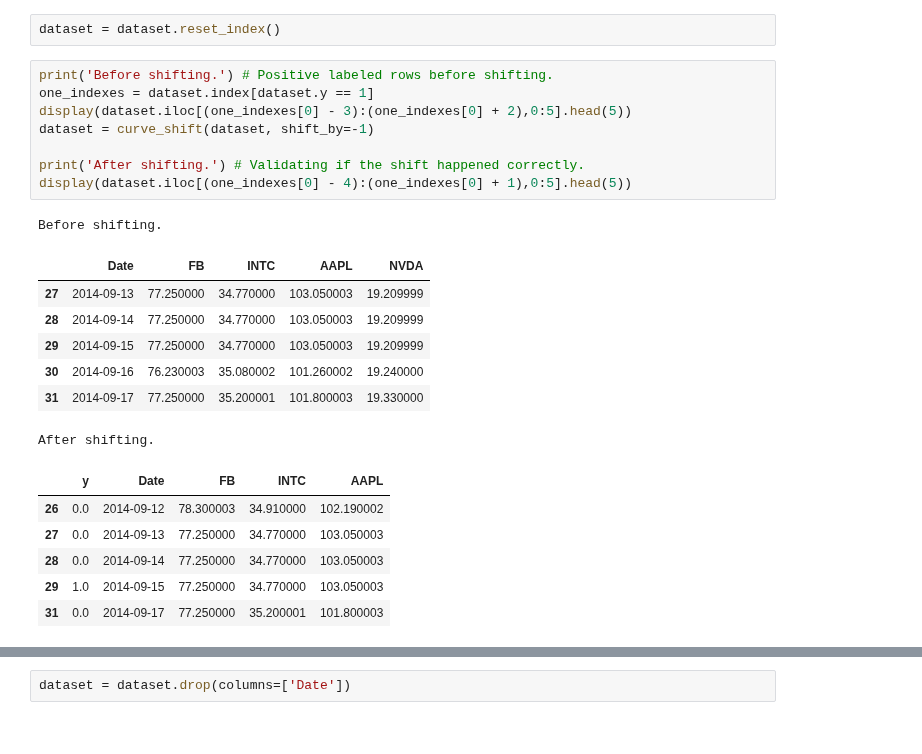
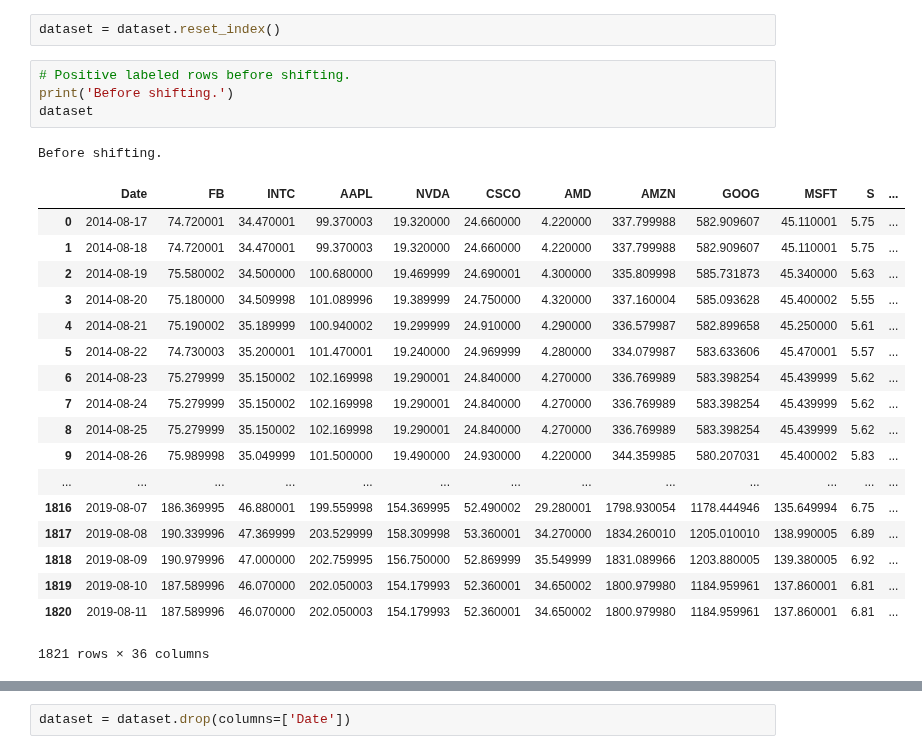
Before and after one commit to abstractguy/lstm_autoencoder_classifier, a Jupyter notebook: LSTM_autoencoder.ipynb, the cells around one changed output, grey strips where cells are left out. Drawn from its saved outputs; the diff is of its cells as text.

```diff
--- a/LSTM_autoencoder.ipynb
+++ b/LSTM_autoencoder.ipynb
@@ -285,25 +285,26 @@ Percentage of ones (keep less than 5%): 0.019845644983461964
 # %%
 dataset = dataset.reset_index()
-# %%
-print('Before shifting.') # Positive labeled rows before shifting.
-one_indexes = dataset.index[dataset.y == 1]
-display(dataset.iloc[(one_indexes[0] - 3):(one_indexes[0] + 2),0:5].head(5))
-dataset = curve_shift(dataset, shift_by=-1)
-
-print('After shifting.') # Validating if the shift happened correctly.
-display(dataset.iloc[(one_indexes[0] - 4):(one_indexes[0] + 1),0:5].head(5))
-# %% [output]
-Before shifting.
-|  | Date | FB | INTC | AAPL | NVDA |
-| 27 | 2014-09-13 | 77.250000 | 34.770000 | 103.050003 | 19.209999 |
-| 28 | 2014-09-14 | 77.250000 | 34.770000 | 103.050003 | 19.209999 |
-| 29 | 2014-09-15 | 77.250000 | 34.770000 | 103.050003 | 19.209999 |
-| 30 | 2014-09-16 | 76.230003 | 35.080002 | 101.260002 | 19.240000 |
-| 31 | 2014-09-17 | 77.250000 | 35.200001 | 101.800003 | 19.330000 |
-After shifting.
-|  | y | Date | FB | INTC | AAPL |
-| 26 | 0.0 | 2014-09-12 | 78.300003 | 34.910000 | 102.190002 |
-| 27 | 0.0 | 2014-09-13 | 77.250000 | 34.770000 | 103.050003 |
-| 28 | 0.0 | 2014-09-14 | 77.250000 | 34.770000 | 103.050003 |
-| 29 | 1.0 | 2014-09-15 | 77.250000 | 34.770000 | 103.050003 |
-| 31 | 0.0 | 2014-09-17 | 77.250000 | 35.200001 | 101.800003 |
+# %%
+# Positive labeled rows before shifting.
+print('Before shifting.')
+dataset
+# %% [output]
+Before shifting.
+|  | Date | FB | INTC | AAPL | NVDA | CSCO | AMD | AMZN | GOOG | MSFT | S | ... |
+| 0 | 2014-08-17 | 74.720001 | 34.470001 | 99.370003 | 19.320000 | 24.660000 | 4.220000 | 337.799988 | 582.909607 | 45.110001 | 5.75 | ... |
+| 1 | 2014-08-18 | 74.720001 | 34.470001 | 99.370003 | 19.320000 | 24.660000 | 4.220000 | 337.799988 | 582.909607 | 45.110001 | 5.75 | ... |
+| 2 | 2014-08-19 | 75.580002 | 34.500000 | 100.680000 | 19.469999 | 24.690001 | 4.300000 | 335.809998 | 585.731873 | 45.340000 | 5.63 | ... |
+| 3 | 2014-08-20 | 75.180000 | 34.509998 | 101.089996 | 19.389999 | 24.750000 | 4.320000 | 337.160004 | 585.093628 | 45.400002 | 5.55 | ... |
+| 4 | 2014-08-21 | 75.190002 | 35.189999 | 100.940002 | 19.299999 | 24.910000 | 4.290000 | 336.579987 | 582.899658 | 45.250000 | 5.61 | ... |
+| 5 | 2014-08-22 | 74.730003 | 35.200001 | 101.470001 | 19.240000 | 24.969999 | 4.280000 | 334.079987 | 583.633606 | 45.470001 | 5.57 | ... |
+| 6 | 2014-08-23 | 75.279999 | 35.150002 | 102.169998 | 19.290001 | 24.840000 | 4.270000 | 336.769989 | 583.398254 | 45.439999 | 5.62 | ... |
+| 7 | 2014-08-24 | 75.279999 | 35.150002 | 102.169998 | 19.290001 | 24.840000 | 4.270000 | 336.769989 | 583.398254 | 45.439999 | 5.62 | ... |
+| 8 | 2014-08-25 | 75.279999 | 35.150002 | 102.169998 | 19.290001 | 24.840000 | 4.270000 | 336.769989 | 583.398254 | 45.439999 | 5.62 | ... |
+| 9 | 2014-08-26 | 75.989998 | 35.049999 | 101.500000 | 19.490000 | 24.930000 | 4.220000 | 344.359985 | 580.207031 | 45.400002 | 5.83 | ... |
+| ... | ... | ... | ... | ... | ... | ... | ... | ... | ... | ... | ... | ... |
+| 1816 | 2019-08-07 | 186.369995 | 46.880001 | 199.559998 | 154.369995 | 52.490002 | 29.280001 | 1798.930054 | 1178.444946 | 135.649994 | 6.75 | ... |
+| 1817 | 2019-08-08 | 190.339996 | 47.369999 | 203.529999 | 158.309998 | 53.360001 | 34.270000 | 1834.260010 | 1205.010010 | 138.990005 | 6.89 | ... |
+| 1818 | 2019-08-09 | 190.979996 | 47.000000 | 202.759995 | 156.750000 | 52.869999 | 35.549999 | 1831.089966 | 1203.880005 | 139.380005 | 6.92 | ... |
+| 1819 | 2019-08-10 | 187.589996 | 46.070000 | 202.050003 | 154.179993 | 52.360001 | 34.650002 | 1800.979980 | 1184.959961 | 137.860001 | 6.81 | ... |
+| 1820 | 2019-08-11 | 187.589996 | 46.070000 | 202.050003 | 154.179993 | 52.360001 | 34.650002 | 1800.979980 | 1184.959961 | 137.860001 | 6.81 | ... |
+1821 rows × 36 columns
```
Also changed, not shown: parts of 15 cells of this notebook.
